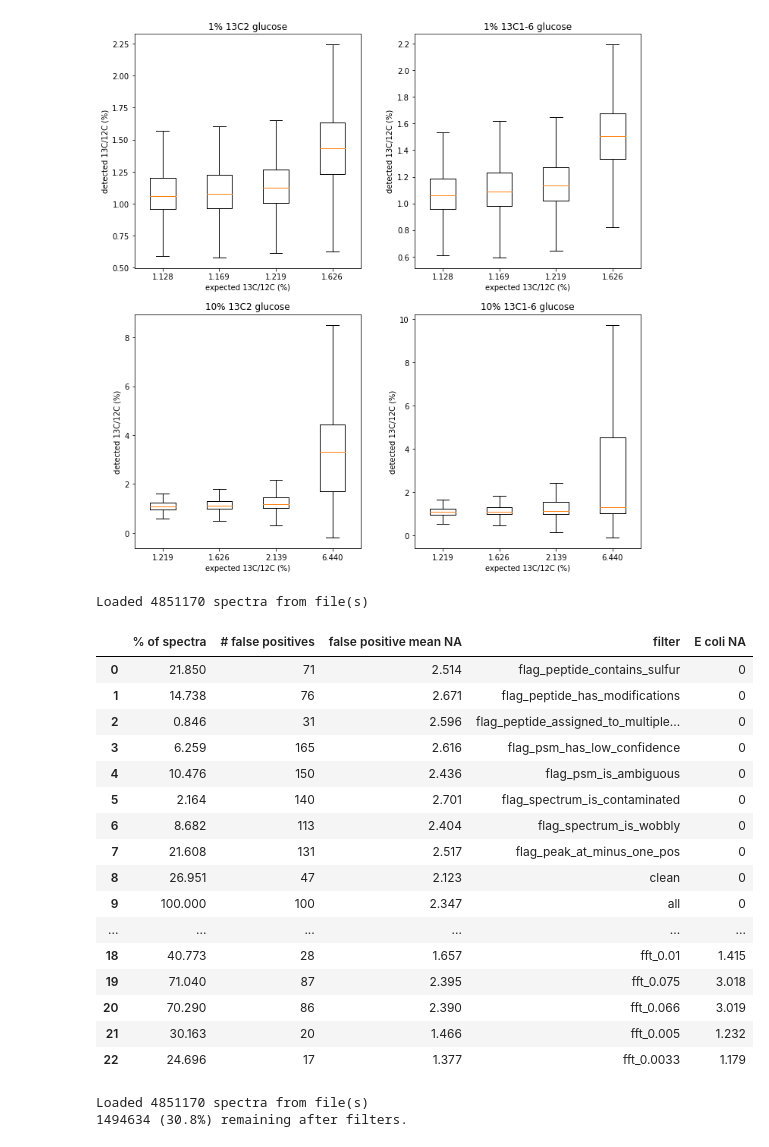
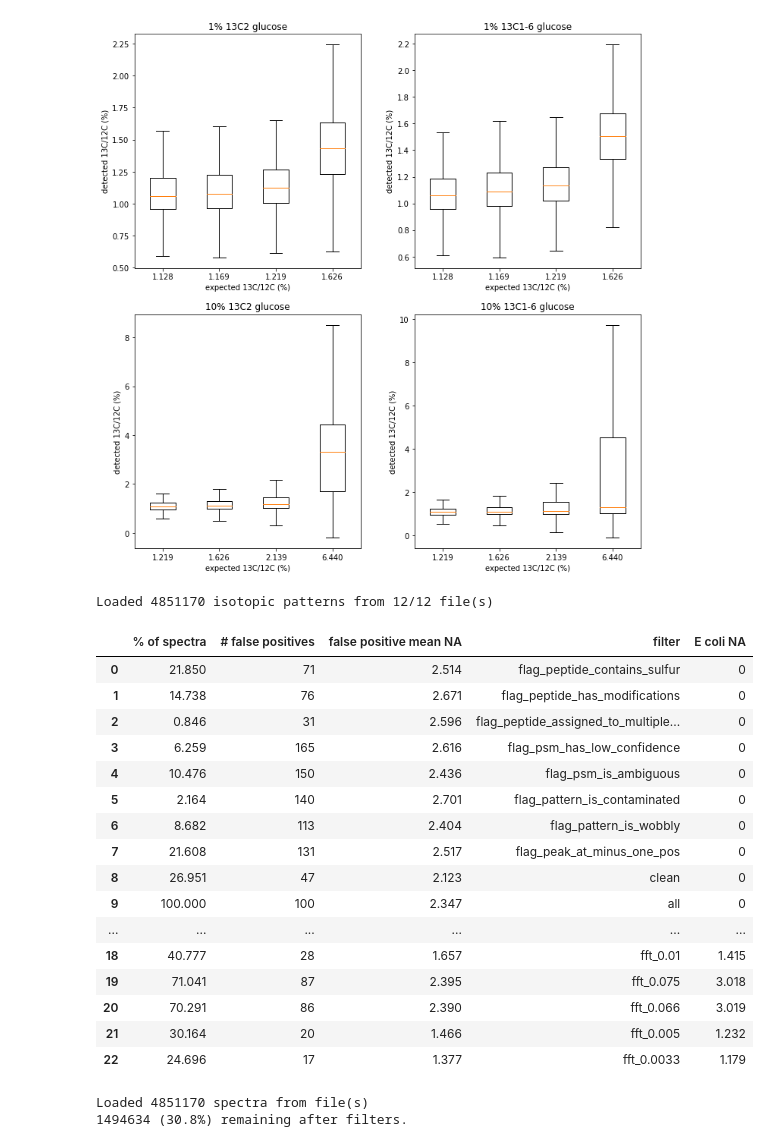
Before and after one commit to kinestetika/Calisp, a Jupyter notebook: benchmarking/sip benchmarking.ipynb, the cells around one changed output. Cells and saved outputs as stored; diff of their text form; code cells hidden in the pictures.

Commit message:
Changed semantics from spectra to isotopic patterns

```diff
--- a/benchmarking/sip benchmarking.ipynb
+++ b/benchmarking/sip benchmarking.ipynb
@@ -4,27 +4,30 @@ import os
 
 def load_calisp_data(filename):
     # (1) load data
+    file_count = 1
     if os.path.isdir(filename):
         file_data = []
+        file_count = len(os.listdir(filename))
         for f in os.listdir(filename):
             f = os.path.join(filename, f)
             file_data.append(pd.read_feather(f))
         data = pd.concat(file_data)
     else:
         data = pd.read_feather(filename)
+    file_success_count = len(data["ms_run"].unique())
     # (2) calculate deltas
     data["delta_na"] = (data["ratio_na"] / (0.011056585166521 / 0.988943414833479)-1)*1000
     data["delta_fft"] = (data["ratio_fft"] / (0.011056585166521 / 0.988943414833479)-1)*1000
-    print (f'Loaded {len(data.index)} spectra from file(s)')
+    print (f'Loaded {len(data.index)} isotopic patterns from {file_success_count}/{file_count} file(s)')
     return data
 
 def filter_calisp_data(data, target):
     if target.lower() == 'na':
         subdata = data.loc[lambda df: (df['flag_peak_at_minus_one_pos'] == False) &
-                            (df['flag_spectrum_is_wobbly'] == False) &
+                            (df['flag_pattern_is_wobbly'] == False) &
                             (df['flag_psm_has_low_confidence'] == False) &
                             (df['flag_psm_is_ambiguous'] == False) &
-                            (df['flag_spectrum_is_contaminated'] == False) &
+                            (df['flag_pattern_is_contaminated'] == False) &
                             (df['flag_peptide_assigned_to_multiple_bins'] == False), :]
     elif target.lower() == 'fft':
         subdata = data.loc[lambda df: (df['error_fft'] < 0.001) &
@@ -50,13 +53,12 @@ def estimate_clumpiness(data):
             pass
     return clumpiness / sum(clumpiness)
 # %%
-
 def benchmark_sip_saturation(data):
     background_13C = 0.011056585166521
     background_12C = 1 - background_13C
 
     filenames = data["ms_run"].unique()
-    benchmarking = pd.DataFrame(columns=['file', '% label', 'ratio', '#spectra', 'NA median', 'NA mean', 'N median', 'N mean'])
+    benchmarking = pd.DataFrame(columns=['file', '% label', 'ratio', '#patterns', 'NA median', 'NA mean', 'N median', 'N mean'])
     for f in filenames:
         words = f.split('_')
         nominal_value = float(words[3].replace("-", "."))
@@ -79,7 +81,7 @@ def benchmark_sip_mixes_of_labeled_and_unlabeled_cells(data):
 
     filenames = data["ms_run"].unique()
     benchmarking = pd.DataFrame(columns=['file', 'label type', '% label', '% cells labeled',
-                                         'ratio', '#spectra', 'NA median', 'NA 75%', 'N mean'])
+                                         'ratio', '#patterns', 'NA median', 'NA 75%', 'N mean'])
     for f in filenames:
         words = f.split('_')
         percent_label = int(words[3])
@@ -120,7 +122,7 @@ def benchmark_sip_mock_community_data(data):
     filenames = data["ms_run"].unique()
     bin_names = data["bins"].unique()
     benchmarking = pd.DataFrame(columns=['file', 'bin', '% label', 'ratio',
-                                         '#spectra', 'mean intensity', 'NA median', 'N mean', 'False Positive'])
+                                         '#patterns', 'mean intensity', 'NA median', 'N mean', 'NA SEM', 'False Positive'])
     false_positives = 0
     for b in bin_names:
         bindata = data.loc[lambda df: df['bins'] == b, :]
@@ -142,9 +144,11 @@ def benchmark_sip_mock_community_data(data):
             except KeyError:
                 pass
             benchmarking.loc[len(benchmarking)] = [f, b, nominal_value, ratio, len(binfiledata.index),
-                                                   binfiledata['spectrum_total_intensity'].mean(),
+                                                   binfiledata['pattern_total_intensity'].mean(),
                                                    binfiledata['ratio_na'].median(),
-                                                   binfiledata["psm_neutrons"].mean(), is_false_positive]
+                                                   binfiledata["psm_neutrons"].mean(),
+                                                   binfiledata['ratio_na'].sem(),
+                                                   is_false_positive]
 
     benchmarking = benchmarking.sort_values(['bin', '% label'])
     benchmarking = benchmarking.reset_index(drop=True)
@@ -353,9 +357,9 @@ for i in instr:
     yax_inset.set_title(i[2])
     yax_inset.set_ylim([0,150])
     yax_inset.set_xlabel('% 13C in substrate')
-    yax_inset.set_ylabel('# spectra (x 1,000)')
+    yax_inset.set_ylabel('# patterns (x 1,000)')
     x_values_0 = benchmarks["% label"].values.astype(str)
-    y_values_0 = benchmarks["#spectra"].values
+    y_values_0 = benchmarks["#patterns"].values
     yax_inset.scatter(x_values_0, y_values_0/1000, c='b', alpha=0.6, s=100)
 # %% [output]
 recovery, intercept, r2
@@ -532,7 +536,7 @@ data["psm_neutrons"] = data["psm_neutrons"]*100
 
 filters = ['flag_peptide_contains_sulfur', 'flag_peptide_has_modifications',
            'flag_peptide_assigned_to_multiple_proteins', 'flag_psm_has_low_confidence','flag_psm_is_ambiguous',
-           'flag_spectrum_is_contaminated', 'flag_spectrum_is_wobbly', 'flag_peak_at_minus_one_pos']
+           'flag_pattern_is_contaminated', 'flag_pattern_is_wobbly', 'flag_peak_at_minus_one_pos']
 
 data = data.loc[lambda df: df['flag_peptide_assigned_to_multiple_bins'] == False, :]
 
@@ -572,51 +576,51 @@ filter_benchmarks.loc[len(filter_benchmarks)] = [100, len(false_positives),
 subdata = data.loc[lambda df: df["bins"] != "K12", :]
 subdata = subdata.loc[lambda df: df["bins"] != "CRAP", :]
 for f in ['flag_psm_has_low_confidence','flag_psm_is_ambiguous',
-           'flag_spectrum_is_contaminated', 'flag_spectrum_is_wobbly', 'flag_peak_at_minus_one_pos']:
+           'flag_pattern_is_contaminated', 'flag_pattern_is_wobbly', 'flag_peak_at_minus_one_pos']:
     subdata = subdata.loc[lambda df: df[f] == False,:]
 benchmarks = benchmark_sip_mock_community_data(subdata)
 false_positives = benchmarks.loc[lambda df: df["False Positive"] > 0, :]
 filter_benchmarks.loc[len(filter_benchmarks)] = [len(subdata)/len(data)*100, len(false_positives),
                                                  false_positives["NA median"].mean(), "sensible", 0]
 #print(f'{len(subdata)/len(data)*100:.1f}% {len(false_positives)}, {false_positives["NA median"].mean():.3f} sensible')
 
 # fft error filters
 for t in [9999, 0.1, 0.075, 0.066, 0.05, 0.033, 0.025, 0.01, 0.075, 0.066, 0.005, 0.0033]:
     subdata = data.loc[lambda df: df["bins"] != "K12", :]
     subdata = subdata.loc[lambda df: df["bins"] != "CRAP", :]
     subdata = subdata.loc[lambda df: df['error_fft'] < t,:]
     benchmarks = benchmark_sip_mock_community_data(subdata)
     false_positives = benchmarks.loc[lambda df: df["False Positive"] > 0, :]
 
     K12data = data.loc[lambda df: df["bins"] == "K12", :]
     K12data = K12data.loc[lambda df: df['error_fft'] < t,:]
     K12benchmarks = benchmark_sip_mock_community_data(K12data)
 
     filter_benchmarks.loc[len(filter_benchmarks)] = [len(subdata)/len(data)*100, len(false_positives),
                                                      false_positives["NA median"].mean(), f'fft_{t}',
                                                      K12benchmarks["NA median"].mean()]
     #print(f'{len(subdata)/len(data)*100:.1f}% {len(false_positives)}, {false_positives["NA median"].mean():.3f} fft {t}'
      #     f', {K12benchmarks["NA median"].mean():.1f}')
 
 filter_benchmarks.style
 # %% [output]
-Loaded 4851170 spectra from file(s)
+Loaded 4851170 isotopic patterns from 12/12 file(s)
 |  | % of spectra | # false positives | false positive mean NA | filter | E coli NA |
 | 0 | 21.850 | 71 | 2.514 | flag_peptide_contains_sulfur | 0 |
 | 1 | 14.738 | 76 | 2.671 | flag_peptide_has_modifications | 0 |
 | 2 | 0.846 | 31 | 2.596 | flag_peptide_assigned_to_multiple... | 0 |
 | 3 | 6.259 | 165 | 2.616 | flag_psm_has_low_confidence | 0 |
 | 4 | 10.476 | 150 | 2.436 | flag_psm_is_ambiguous | 0 |
-| 5 | 2.164 | 140 | 2.701 | flag_spectrum_is_contaminated | 0 |
-| 6 | 8.682 | 113 | 2.404 | flag_spectrum_is_wobbly | 0 |
+| 5 | 2.164 | 140 | 2.701 | flag_pattern_is_contaminated | 0 |
+| 6 | 8.682 | 113 | 2.404 | flag_pattern_is_wobbly | 0 |
 | 7 | 21.608 | 131 | 2.517 | flag_peak_at_minus_one_pos | 0 |
 | 8 | 26.951 | 47 | 2.123 | clean | 0 |
 | 9 | 100.000 | 100 | 2.347 | all | 0 |
 | ... | ... | ... | ... | ... | ... |
-| 18 | 40.773 | 28 | 1.657 | fft_0.01 | 1.415 |
-| 19 | 71.040 | 87 | 2.395 | fft_0.075 | 3.018 |
-| 20 | 70.290 | 86 | 2.390 | fft_0.066 | 3.019 |
-| 21 | 30.163 | 20 | 1.466 | fft_0.005 | 1.232 |
+| 18 | 40.777 | 28 | 1.657 | fft_0.01 | 1.415 |
+| 19 | 71.041 | 87 | 2.395 | fft_0.075 | 3.018 |
+| 20 | 70.291 | 86 | 2.390 | fft_0.066 | 3.019 |
+| 21 | 30.164 | 20 | 1.466 | fft_0.005 | 1.232 |
 | 22 | 24.696 | 17 | 1.377 | fft_0.0033 | 1.179 |
 # %%
 data = load_calisp_data("/home/kinestetika/Proteomics/SIP/MockU2_Ecoli/calisp/")
```
Also changed, not shown: parts of 8 cells of this notebook, 8 other files.
